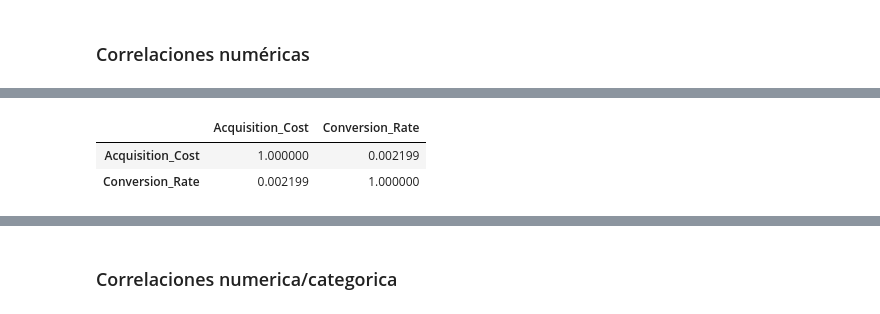
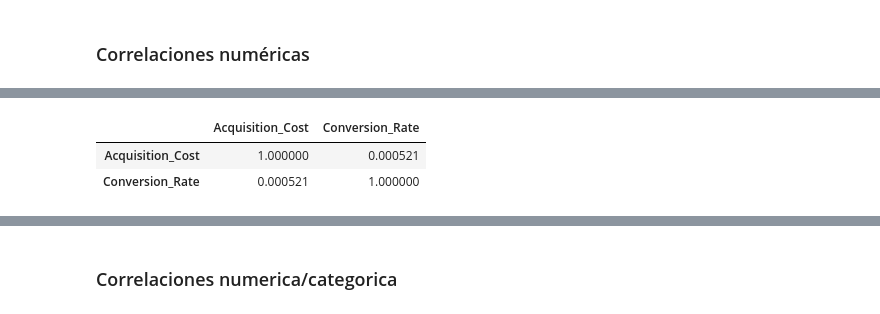
Before and after one commit to noaGAARCIIA/master-analitica-datos-noa-garcia, a Jupyter notebook: analisis_datos.ipynb, the cells around one changed output, grey strips where cells are left out. Cells and saved outputs as stored; diff of their text form; code cells hidden in the pictures.

Commit message:
archivo analisis_datos subido

```diff
--- a/analisis_datos.ipynb
+++ b/analisis_datos.ipynb
@@ -47,12 +63,12 @@ datos_marketing_df.head()
 # %%
 #Miramos correlacion entre Acquisition_Cost y Conversion_Rate:
 
-datos_marketing_df[["Acquisition_Cost", "Conversion_Rate"]].corr(method="pearson")
+datos_marketing_df[["Acquisition_Cost", "Conversion_Rate"]].corr(method="kendall")
 #no hay correlacion entre Acquisition_Cost y Conversion_Rate
 # %% [output]
 |  | Acquisition_Cost | Conversion_Rate |
-| Acquisition_Cost | 1.000000 | 0.002199 |
-| Conversion_Rate | 0.002199 | 1.000000 |
+| Acquisition_Cost | 1.000000 | 0.000521 |
+| Conversion_Rate | 0.000521 | 1.000000 |
 # %%
 #Miramos correlacion entre Clicks y Conversion_Rate:
 
```
Also changed, not shown: parts of 29 cells of this notebook, 6 other files.
